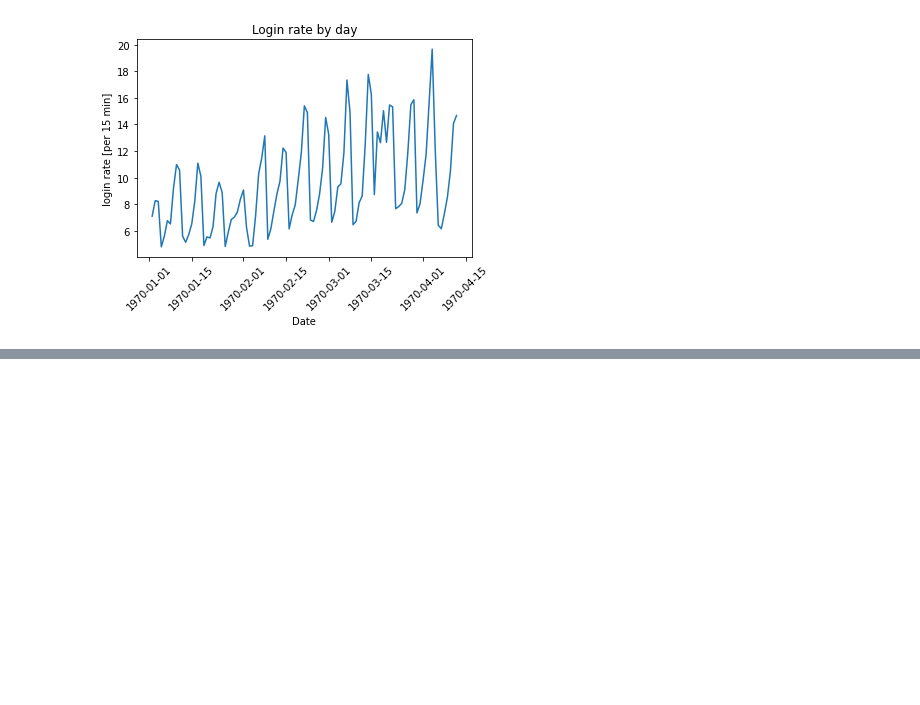
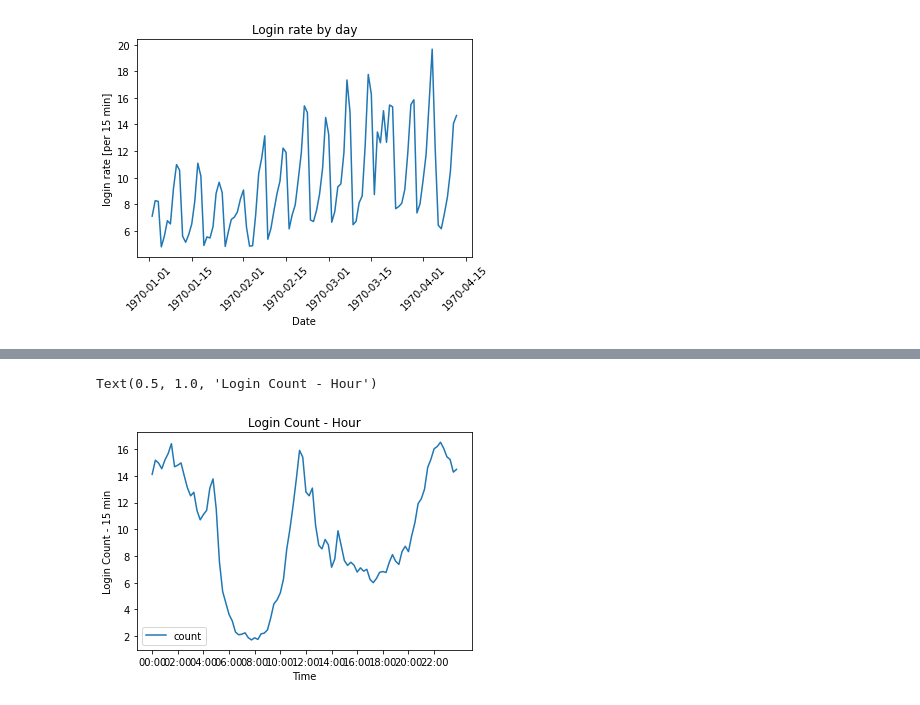
Before and after one commit to ChadDelany/challenge_ultimate, a Jupyter notebook: challenge_ultimate.ipynb, the cells around one changed output, grey strips where cells are left out. Saved outputs shown, nothing was run; the diff lists cells and outputs as text; code cells hidden in the pictures; blank space fills up the shorter version.

```diff
--- a/challenge_ultimate.ipynb
+++ b/challenge_ultimate.ipynb
@@ -70,0 +75,12 @@ Text(0.5, 1.0, 'Login rate by day of week')
+# %%
+# Plot Mean Login Count by Hour
+logins_count_ave_day = logins_count_15min.groupby(logins_count_15min.index.time).mean()
+logins_count_ave_day.index.name = "Time"
+
+logins_count_ave_day.plot(y="count")
+plt.xticks([7200 * h for h in range(12)])
+plt.ylabel("Login Count - 15 min")
+plt.title("Login Count - Hour")
+# %% [output]
+Text(0.5, 1.0, 'Login Count - Hour')
+[figure, added]
```
Also changed, not shown: parts of 4 cells of this notebook.
